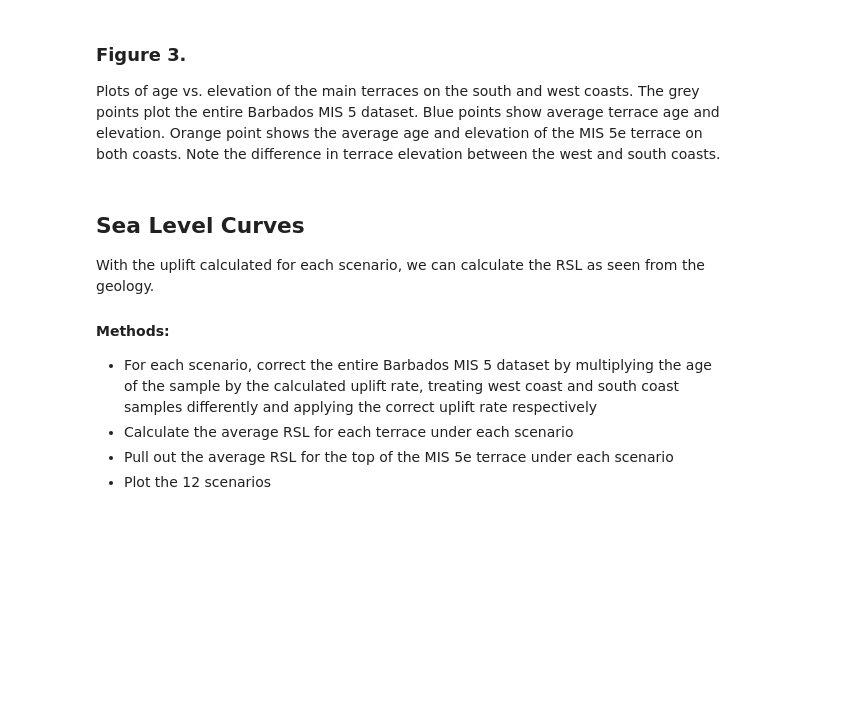
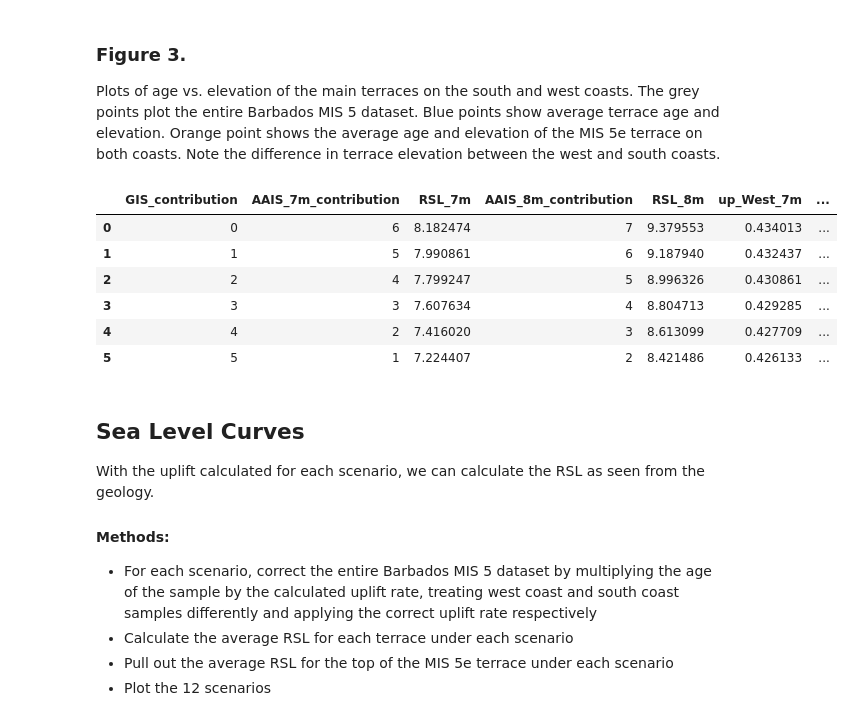
Before and after one commit to mcashman/RCES_FinalProject, a Jupyter notebook: RCES_FinalProject_SL.ipynb, the cells around one changed output. Saved outputs shown, nothing was run; the diff lists cells and outputs as text; code cells hidden in the pictures; blank space fills up the shorter version.

```diff
--- a/RCES_FinalProject_SL.ipynb
+++ b/RCES_FinalProject_SL.ipynb
@@ -146,8 +146,7 @@ def conv_age(Th_U, U_U, N=barbados.shape[0]):
     return np.diagonal(all_ages[ans])
 # %%
 #Calculate the conventional ages for all barbados samples
-barbados['conv_age'] = conv_age(barbados['Th230_U238_act_ref'].values,
-                                barbados['U234_U238_act_ref'].values)
+barbados['conv_age'] = conv_age(barbados['Th230_U238_act_ref'].values, barbados['U234_U238_act_ref'].values)
 # %%
 #Define function to calculate the d234U_initial for each sample
 def d234i_calc(U_U, conv_age):
@@ -537,14 +536,23 @@ Plots of age vs. elevation of the main terraces on the south and west coasts.  T
 # %%
 #Uplift calculation assuming the relative sea levels calculated for different melt scenarios
 
 rsl_7inx = scenarios.columns.get_loc("RSL_7m")
 rsl_8inx = scenarios.columns.get_loc("RSL_8m")
 
 for i in range(0, scenarios.shape[0]):
     scenarios.loc[i, 'up_West_7m'] = ((Wmis5e_av_ele + scenarios.iloc[i, rsl_7inx])/Wmis5e_av_age)
     scenarios.loc[i, 'up_South_7m'] = ((Smis5e_av_ele + scenarios.iloc[i, rsl_7inx])/Smis5e_av_age)
     scenarios.loc[i, 'up_West_8m'] = ((Wmis5e_av_ele + scenarios.iloc[i, rsl_8inx])/Wmis5e_av_age)
     scenarios.loc[i, 'up_South_8m'] = ((Smis5e_av_ele + scenarios.iloc[i, rsl_8inx])/Smis5e_av_age)
+scenarios
+# %% [output]
+|  | GIS_contribution | AAIS_7m_contribution | RSL_7m | AAIS_8m_contribution | RSL_8m | up_West_7m | ... |
+| 0 | 0 | 6 | 8.182474 | 7 | 9.379553 | 0.434013 | ... |
+| 1 | 1 | 5 | 7.990861 | 6 | 9.187940 | 0.432437 | ... |
+| 2 | 2 | 4 | 7.799247 | 5 | 8.996326 | 0.430861 | ... |
+| 3 | 3 | 3 | 7.607634 | 4 | 8.804713 | 0.429285 | ... |
+| 4 | 4 | 2 | 7.416020 | 3 | 8.613099 | 0.427709 | ... |
+| 5 | 5 | 1 | 7.224407 | 2 | 8.421486 | 0.426133 | ... |
 # %%
 #Overwrite preivous barbados mis5 dataset with the updated info by joining the south and west coast dataframe chunks
 barbados_mis5 = pd.concat([Sbarbados_mis5, Wbarbados_mis5])
```
Also changed, not shown: parts of 2 cells of this notebook.
